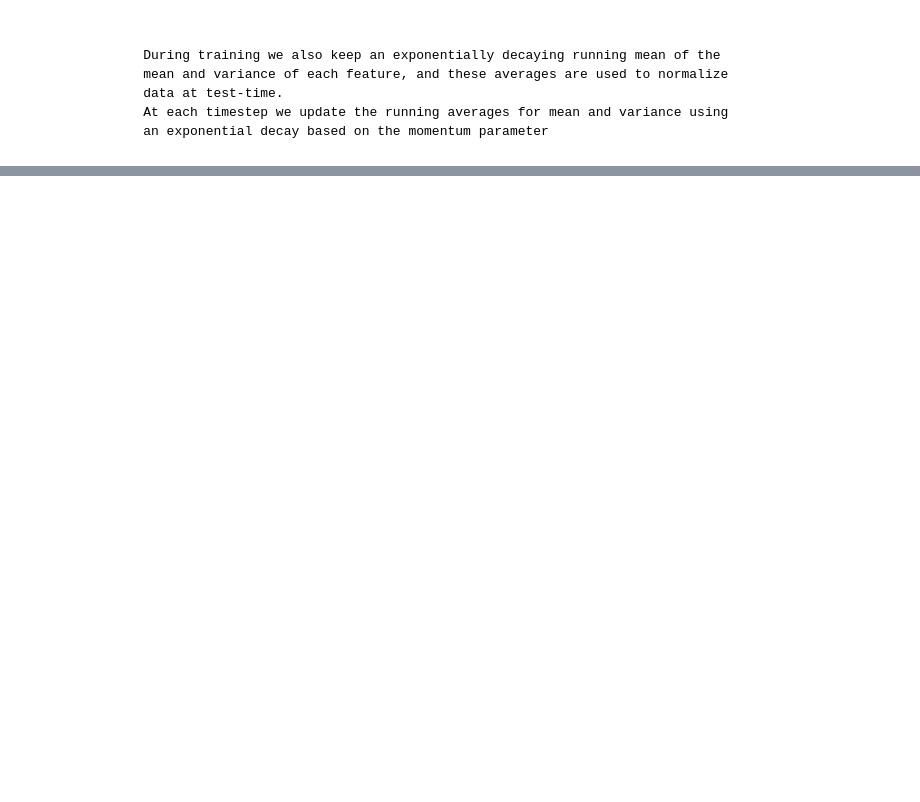
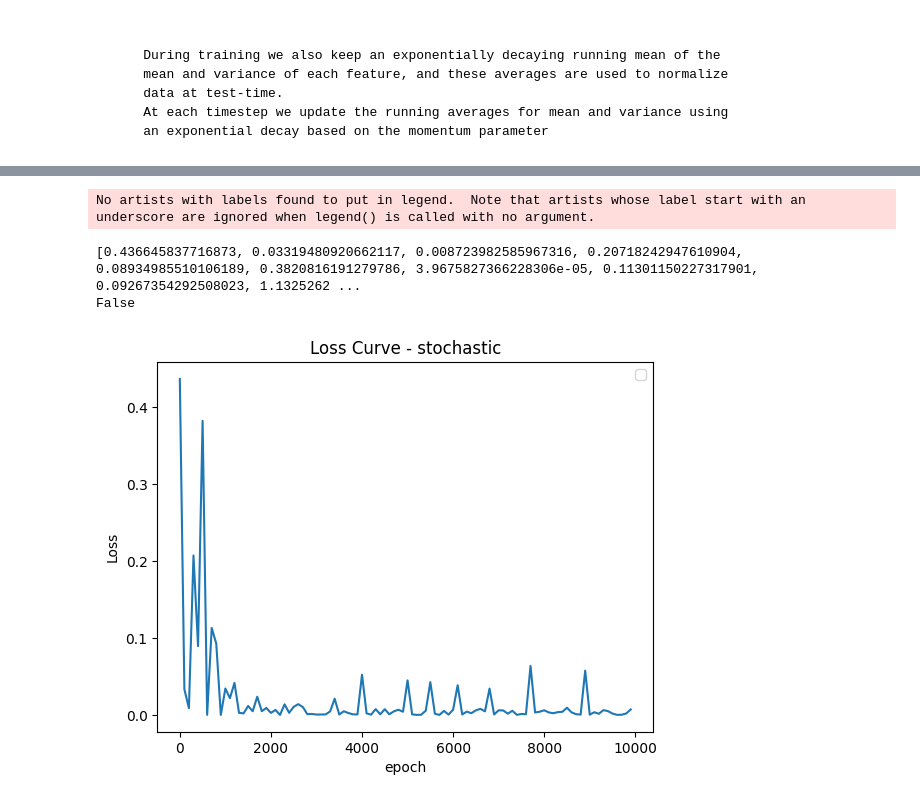
Before and after one commit to Mazen-Gaber/NN-from-scratch, a Jupyter notebook: Neural_Network.ipynb, the cells around one changed output, grey strips where cells are left out. Saved outputs shown, nothing was run; the diff lists cells and outputs as text; code cells hidden in the pictures; blank space fills up the shorter version.

```diff
--- a/Neural_Network.ipynb
+++ b/Neural_Network.ipynb
@@ -1570,0 +1585,9 @@ def batchnorm_backward_alt(dout, cache):
+# %%
+model2.train(X, Y_one_hot.T, player_names, num_epochs=10000, learning_rate=0.01,
+            gradient_descent_method='stochastic', batch_size=None,
+            dropout_prob=None, l1_lambda=0.01, early_stopping=False, validation_data=None, patience=10)
+# %% [output]
+No artists with labels found to put in legend.  Note that artists whose label start with an underscore are ignored when legend() is called with no argument.
+[0.436645837716873, 0.03319480920662117, 0.008723982585967316, 0.20718242947610904, 0.08934985510106189, 0.3820816191279786, 3.9675827366228306e-05, 0.11301150227317901, 0.09267354292508023, 1.1325262 ...
+False
+[figure, added]
```
Also changed, not shown: parts of 12 cells of this notebook.
